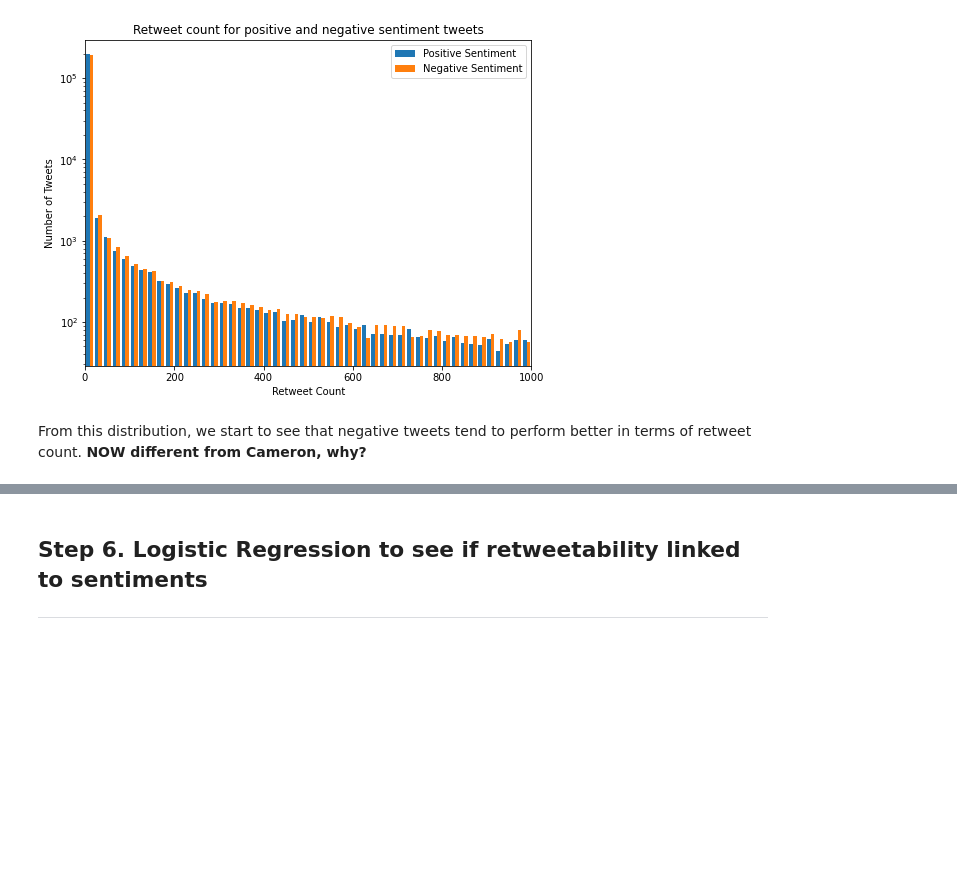
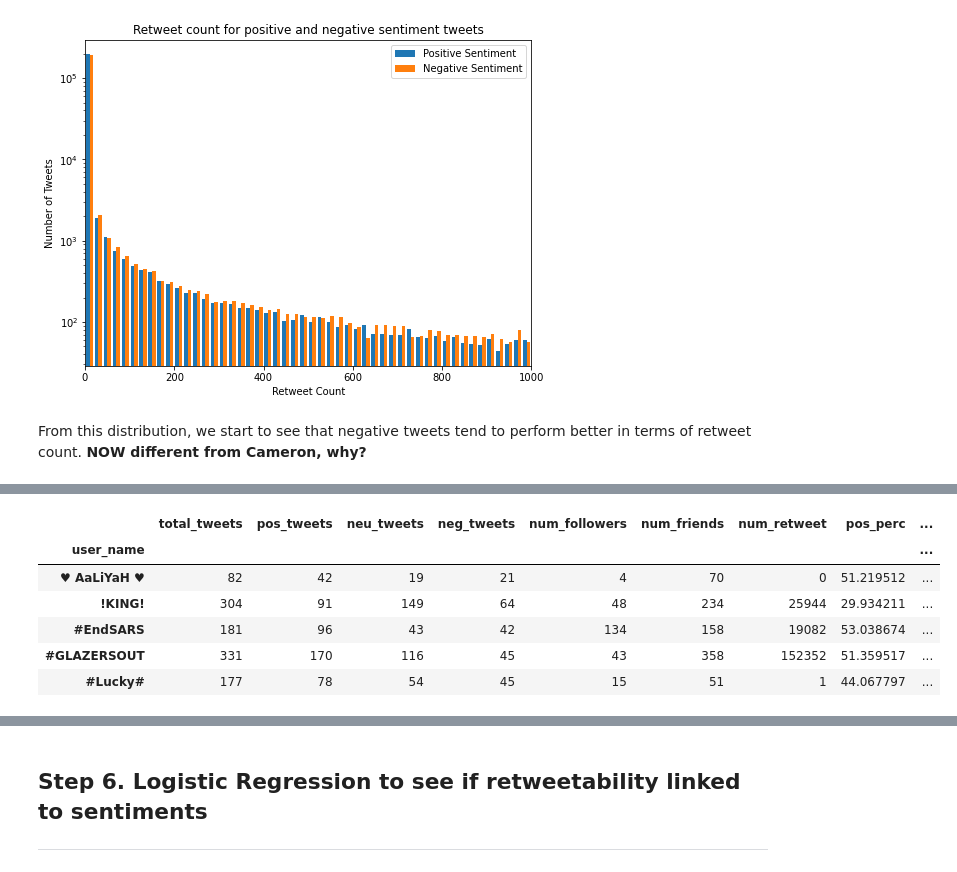
Before and after one commit to epfl-ada/ada-2020-project-milestone-p3-p3_musetti-adaletti, a Jupyter notebook: Creative_extension_analysis.ipynb, the cells around one changed output, grey strips where cells are left out. Drawn from its saved outputs; the diff is of its cells as text; code cells hidden in the pictures; blank space fills up the shorter version.

```diff
--- a/Creative_extension_analysis.ipynb
+++ b/Creative_extension_analysis.ipynb
@@ -1067,7 +1184,15 @@ print("After filtering we have {} users to compare".format(len(sent_follow_filte
 sent_follow_filtered['pos_perc'] = (sent_follow_filtered['pos_tweets']/sent_follow_filtered['total_tweets'])*100
 sent_follow_filtered['neg_perc'] = (sent_follow_filtered['neg_tweets']/sent_follow_filtered['total_tweets'])*100
 # %%
-sent_follow_filtered.head(3)
+sent_follow_filtered.head(5)
+# %% [output]
+|  | total_tweets | pos_tweets | neu_tweets | neg_tweets | num_followers | num_friends | num_retweet | pos_perc | ... |
+| user_name |  |  |  |  |  |  |  |  | ... |
+| ♥ AaLiYaH ♥ | 82 | 42 | 19 | 21 | 4 | 70 | 0 | 51.219512 | ... |
+| !KING! | 304 | 91 | 149 | 64 | 48 | 234 | 25944 | 29.934211 | ... |
+| #EndSARS | 181 | 96 | 43 | 42 | 134 | 158 | 19082 | 53.038674 | ... |
+| #GLAZERSOUT | 331 | 170 | 116 | 45 | 43 | 358 | 152352 | 51.359517 | ... |
+| #Lucky# | 177 | 78 | 54 | 45 | 15 | 51 | 1 | 44.067797 | ... |
 # %%
 kk = sent_follow_filtered.groupby('num_followers').agg({"neg_perc":"mean", "pos_perc":"mean"})
 # %%
```
Also changed, not shown: parts of 25 cells of this notebook.
